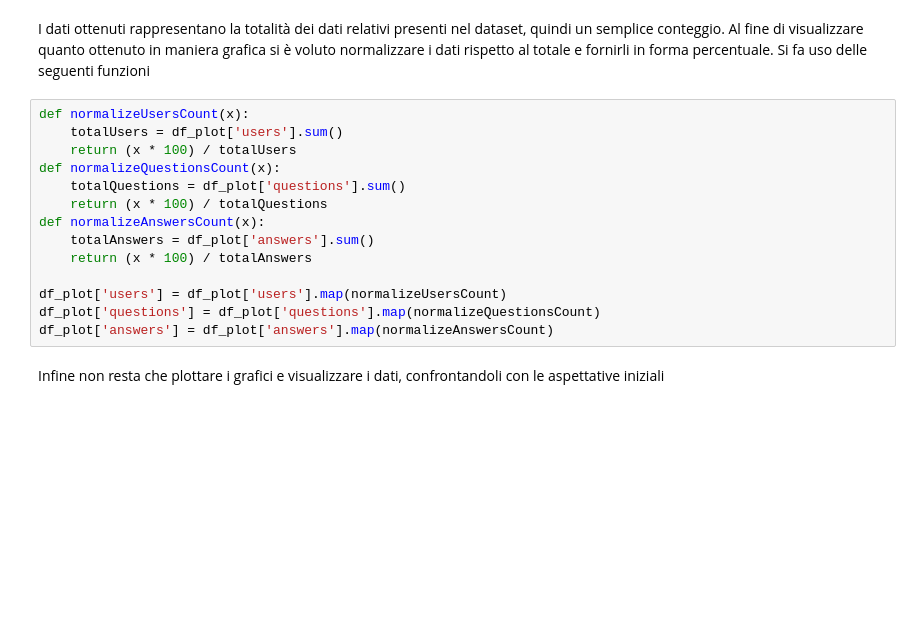
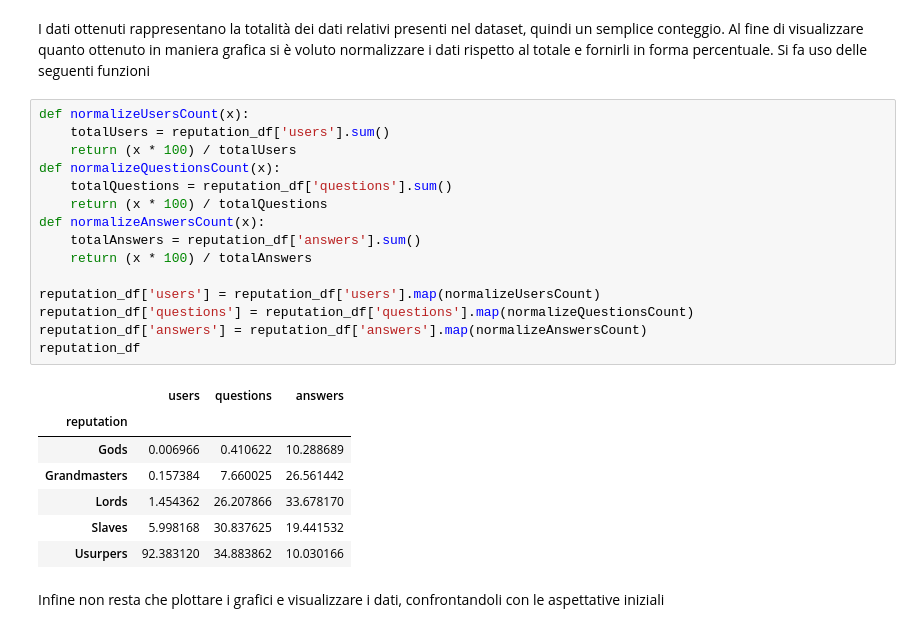
Before and after one commit to Chiyo-no-sake/ds_project, a Jupyter notebook: Relazione.ipynb, the cells around one changed output. Cells and saved outputs as stored; diff of their text form; blank space fills up the shorter version.

```diff
--- a/Relazione.ipynb
+++ b/Relazione.ipynb
@@ -392,18 +400,27 @@ I dati ottenuti rappresentano la totalità dei dati relativi presenti nel datase
 Si fa uso delle seguenti funzioni
 # %%
 def normalizeUsersCount(x):
-    totalUsers = df_plot['users'].sum()
+    totalUsers = reputation_df['users'].sum()
     return (x * 100) / totalUsers
 def normalizeQuestionsCount(x):
-    totalQuestions = df_plot['questions'].sum()
+    totalQuestions = reputation_df['questions'].sum()
     return (x * 100) / totalQuestions
 def normalizeAnswersCount(x):
-    totalAnswers = df_plot['answers'].sum()
+    totalAnswers = reputation_df['answers'].sum()
     return (x * 100) / totalAnswers
 
-df_plot['users'] = df_plot['users'].map(normalizeUsersCount)
-df_plot['questions'] = df_plot['questions'].map(normalizeQuestionsCount)
-df_plot['answers'] = df_plot['answers'].map(normalizeAnswersCount)
+reputation_df['users'] = reputation_df['users'].map(normalizeUsersCount)
+reputation_df['questions'] = reputation_df['questions'].map(normalizeQuestionsCount)
+reputation_df['answers'] = reputation_df['answers'].map(normalizeAnswersCount)
+reputation_df
+# %% [output]
+|  | users | questions | answers |
+| reputation |  |  |  |
+| Gods | 0.006966 | 0.410622 | 10.288689 |
+| Grandmasters | 0.157384 | 7.660025 | 26.561442 |
+| Lords | 1.454362 | 26.207866 | 33.678170 |
+| Slaves | 5.998168 | 30.837625 | 19.441532 |
+| Usurpers | 92.383120 | 34.883862 | 10.030166 |
 # %% [markdown]
 Infine non resta che plottare i grafici e visualizzare i dati, confrontandoli con le aspettative iniziali
 # %%
```
Also changed, not shown: parts of 5 cells of this notebook, 1 other file.
